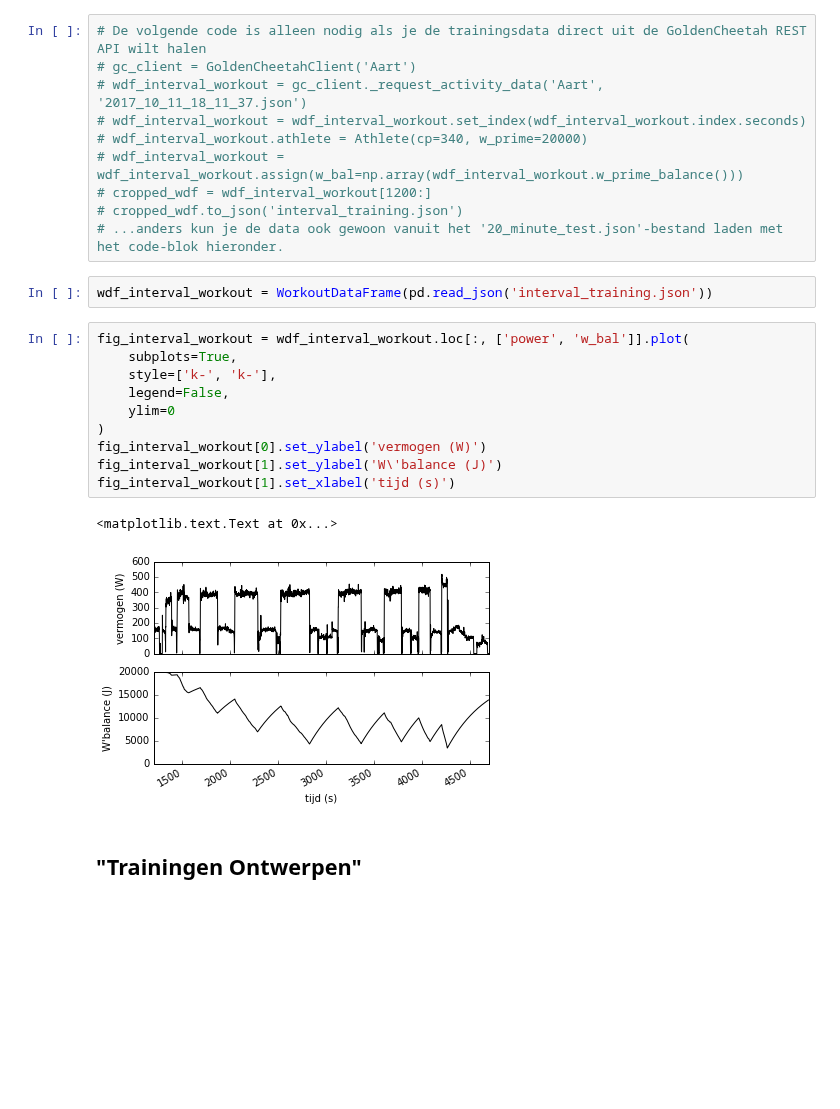
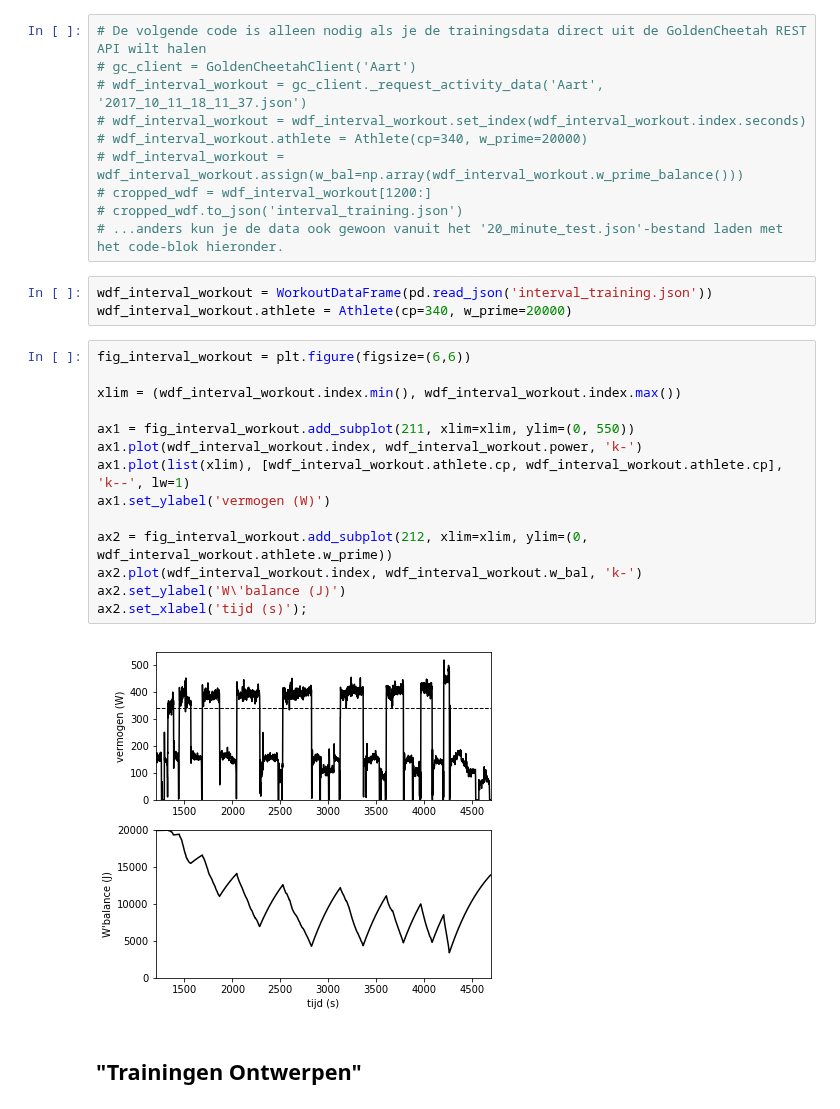
Before and after one commit to AartGoossens/publications, a Jupyter notebook: sportgericht/appendix.ipynb, the cells around one changed output. Saved outputs shown, nothing was run; the diff lists cells and outputs as text; blank space fills up the shorter version.

```diff
--- a/sportgericht/appendix.ipynb
+++ b/sportgericht/appendix.ipynb
@@ -96,19 +98,23 @@ fig_20_minute[1].set_xlabel('tijd (s)')
 # ...anders kun je de data ook gewoon vanuit het '20_minute_test.json'-bestand laden met het code-blok hieronder.
 # %%
 wdf_interval_workout = WorkoutDataFrame(pd.read_json('interval_training.json'))
+wdf_interval_workout.athlete = Athlete(cp=340, w_prime=20000)
-# %%
-fig_interval_workout = wdf_interval_workout.loc[:, ['power', 'w_bal']].plot(
-    subplots=True,
-    style=['k-', 'k-'],
-    legend=False,
-    ylim=0
-)
-fig_interval_workout[0].set_ylabel('vermogen (W)')
-fig_interval_workout[1].set_ylabel('W\'balance (J)')
-fig_interval_workout[1].set_xlabel('tijd (s)')
-# %% [output]
-<matplotlib.text.Text at 0x...>
-[figure, removed]
+# %%
+fig_interval_workout = plt.figure(figsize=(6,6))
+
+xlim = (wdf_interval_workout.index.min(), wdf_interval_workout.index.max())
+
+ax1 = fig_interval_workout.add_subplot(211, xlim=xlim, ylim=(0, 550))
+ax1.plot(wdf_interval_workout.index, wdf_interval_workout.power, 'k-')
+ax1.plot(list(xlim), [wdf_interval_workout.athlete.cp, wdf_interval_workout.athlete.cp], 'k--', lw=1)
+ax1.set_ylabel('vermogen (W)')
+
+ax2 = fig_interval_workout.add_subplot(212, xlim=xlim, ylim=(0, wdf_interval_workout.athlete.w_prime))
+ax2.plot(wdf_interval_workout.index, wdf_interval_workout.w_bal, 'k-')
+ax2.set_ylabel('W\'balance (J)')
+ax2.set_xlabel('tijd (s)');
+# %% [output]
+[figure, added]
 # %% [markdown]
 ## "Trainingen Ontwerpen"
 # %% [markdown]
```
Also changed, not shown: parts of 6 cells of this notebook, 6 other files.
